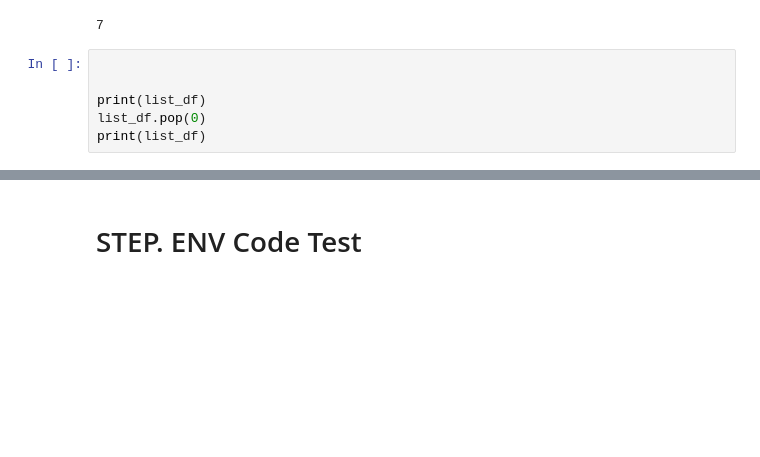
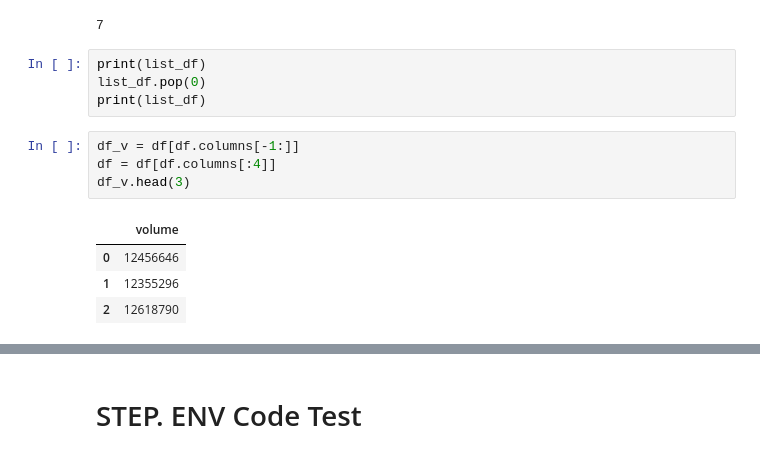
Before and after one commit to merucode/RL, a Jupyter notebook: 11_develop_base_env.ipynb, the cells around one changed output, grey strips where cells are left out. Cells and saved outputs as stored; diff of their text form; blank space fills up the shorter version.

```diff
--- a/11_develop_base_env.ipynb
+++ b/11_develop_base_env.ipynb
@@ -111,8 +149,15 @@ len(list_df)
 # %% [output]
 7
 # %%
-
-
 print(list_df)
 list_df.pop(0)
 print(list_df)
+# %%
+df_v = df[df.columns[-1:]]
+df = df[df.columns[:4]]
+df_v.head(3)
+# %% [output]
+|  | volume |
+| 0 | 12456646 |
+| 1 | 12355296 |
+| 2 | 12618790 |
```
Also changed, not shown: parts of 17 cells of this notebook.
